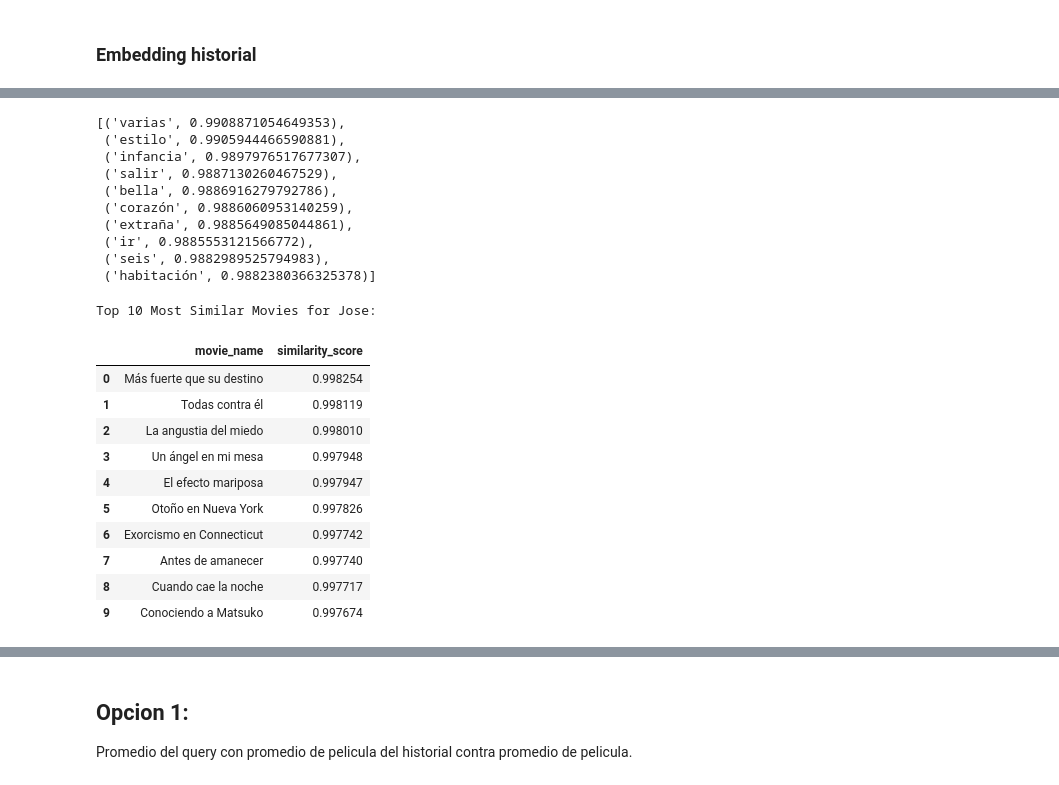
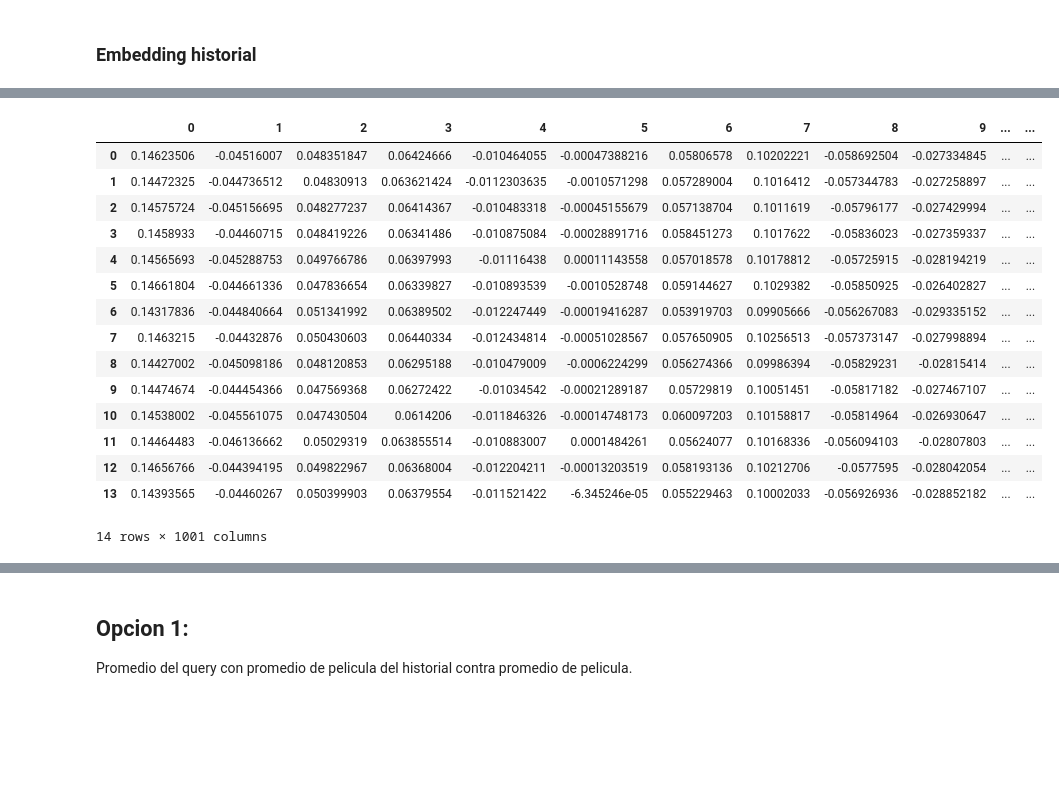
Before and after one commit to nazarenomm/Sistema-de-recomendacion-de-peliculas, a Jupyter notebook: notebooks/embeddings.ipynb, the cells around one changed output, grey strips where cells are left out. Saved outputs shown, nothing was run; the diff lists cells and outputs as text; code cells hidden in the pictures; blank space fills up the shorter version.

```diff
--- a/notebooks/embeddings.ipynb
+++ b/notebooks/embeddings.ipynb
@@ -307,48 +279,19 @@ array([ 2.07595062e-02,  1.69602394e-01,  4.33057249e-02, -1.23935968e-01,
-# %%
-similares = w2v_model.wv.most_similar(positive=[jose_promedio],topn=10)
-similares
-# %% [output]
-[('varias', 0.9908871054649353),
- ('estilo', 0.9905944466590881),
- ('infancia', 0.9897976517677307),
- ('salir', 0.9887130260467529),
- ('bella', 0.9886916279792786),
- ('corazón', 0.9886060953140259),
- ('extraña', 0.9885649085044861),
- ('ir', 0.9885553121566772),
- ('seis', 0.9882989525794983),
- ('habitación', 0.9882380366325378)]
-# %%
-from sklearn.metrics.pairwise import cosine_similarity
-
-# Extract movie embeddings from pelis_embd (assuming the last two columns are 'name' and 'id')
-movie_embeddings = pelis_embd.iloc[:, :-2].to_numpy(dtype=np.float32)
-
-# Calculate cosine similarity between jose_promedio and all movie embeddings
-# Reshape jose_promedio to be 2D for cosine_similarity function
-similarities = cosine_similarity(jose_promedio.reshape(1, -1), movie_embeddings)
-
-# Get the indices of the top 10 most similar movies (descending order)
-top_10_indices = similarities.argsort()[0][-10:][::-1]
-
-# Get the corresponding movie names and their similarity scores
-similar_movies_df = pd.DataFrame({
-    'movie_name': pelis_embd.loc[top_10_indices, 'name'].values,
-    'similarity_score': similarities[0, top_10_indices]
-})
-
-print("Top 10 Most Similar Movies for Jose:")
-display(similar_movies_df)
-# %% [output]
-Top 10 Most Similar Movies for Jose:
-|  | movie_name | similarity_score |
-| 0 | Más fuerte que su destino | 0.998254 |
-| 1 | Todas contra él | 0.998119 |
-| 2 | La angustia del miedo | 0.998010 |
-| 3 | Un ángel en mi mesa | 0.997948 |
-| 4 | El efecto mariposa | 0.997947 |
-| 5 | Otoño en Nueva York | 0.997826 |
-| 6 | Exorcismo en Connecticut | 0.997742 |
-| 7 | Antes de amanecer | 0.997740 |
-| 8 | Cuando cae la noche | 0.997717 |
-| 9 | Conociendo a Matsuko | 0.997674 |
+# %%
+historiales_df
+# %% [output]
+|  | 0 | 1 | 2 | 3 | 4 | 5 | 6 | 7 | 8 | 9 | ... | ... |
+| 0 | 0.14623506 | -0.04516007 | 0.048351847 | 0.06424666 | -0.010464055 | -0.00047388216 | 0.05806578 | 0.10202221 | -0.058692504 | -0.027334845 | ... | ... |
+| 1 | 0.14472325 | -0.044736512 | 0.04830913 | 0.063621424 | -0.0112303635 | -0.0010571298 | 0.057289004 | 0.1016412 | -0.057344783 | -0.027258897 | ... | ... |
+| 2 | 0.14575724 | -0.045156695 | 0.048277237 | 0.06414367 | -0.010483318 | -0.00045155679 | 0.057138704 | 0.1011619 | -0.05796177 | -0.027429994 | ... | ... |
+| 3 | 0.1458933 | -0.04460715 | 0.048419226 | 0.06341486 | -0.010875084 | -0.00028891716 | 0.058451273 | 0.1017622 | -0.05836023 | -0.027359337 | ... | ... |
+| 4 | 0.14565693 | -0.045288753 | 0.049766786 | 0.06397993 | -0.01116438 | 0.00011143558 | 0.057018578 | 0.10178812 | -0.05725915 | -0.028194219 | ... | ... |
+| 5 | 0.14661804 | -0.044661336 | 0.047836654 | 0.06339827 | -0.010893539 | -0.0010528748 | 0.059144627 | 0.1029382 | -0.05850925 | -0.026402827 | ... | ... |
+| 6 | 0.14317836 | -0.044840664 | 0.051341992 | 0.06389502 | -0.012247449 | -0.00019416287 | 0.053919703 | 0.09905666 | -0.056267083 | -0.029335152 | ... | ... |
+| 7 | 0.1463215 | -0.04432876 | 0.050430603 | 0.06440334 | -0.012434814 | -0.00051028567 | 0.057650905 | 0.10256513 | -0.057373147 | -0.027998894 | ... | ... |
+| 8 | 0.14427002 | -0.045098186 | 0.048120853 | 0.06295188 | -0.010479009 | -0.0006224299 | 0.056274366 | 0.09986394 | -0.05829231 | -0.02815414 | ... | ... |
+| 9 | 0.14474674 | -0.044454366 | 0.047569368 | 0.06272422 | -0.01034542 | -0.00021289187 | 0.05729819 | 0.10051451 | -0.05817182 | -0.027467107 | ... | ... |
+| 10 | 0.14538002 | -0.045561075 | 0.047430504 | 0.0614206 | -0.011846326 | -0.00014748173 | 0.060097203 | 0.10158817 | -0.05814964 | -0.026930647 | ... | ... |
+| 11 | 0.14464483 | -0.046136662 | 0.05029319 | 0.063855514 | -0.010883007 | 0.0001484261 | 0.05624077 | 0.10168336 | -0.056094103 | -0.02807803 | ... | ... |
+| 12 | 0.14656766 | -0.044394195 | 0.049822967 | 0.06368004 | -0.012204211 | -0.00013203519 | 0.058193136 | 0.10212706 | -0.0577595 | -0.028042054 | ... | ... |
+| 13 | 0.14393565 | -0.04460267 | 0.050399903 | 0.06379554 | -0.011521422 | -6.345246e-05 | 0.055229463 | 0.10002033 | -0.056926936 | -0.028852182 | ... | ... |
+14 rows × 1001 columns
```
Also changed, not shown: parts of 14 cells of this notebook, 3 other files.
